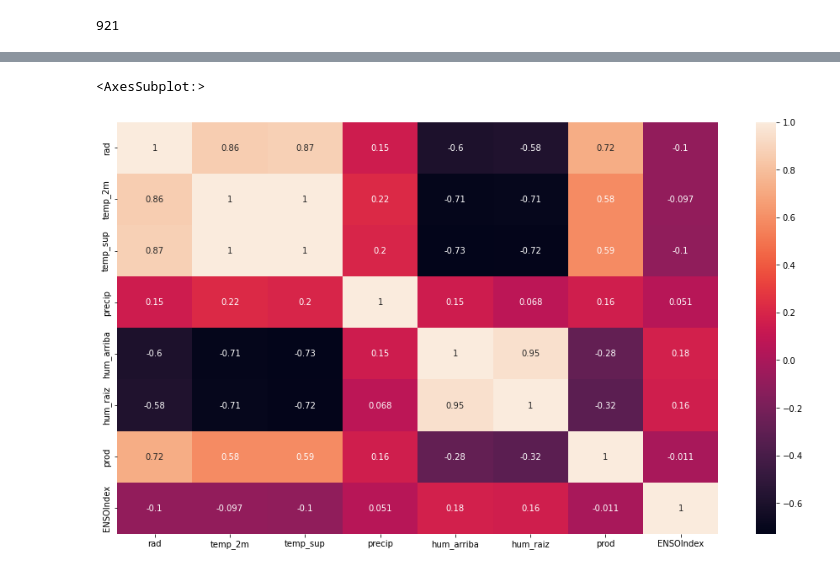
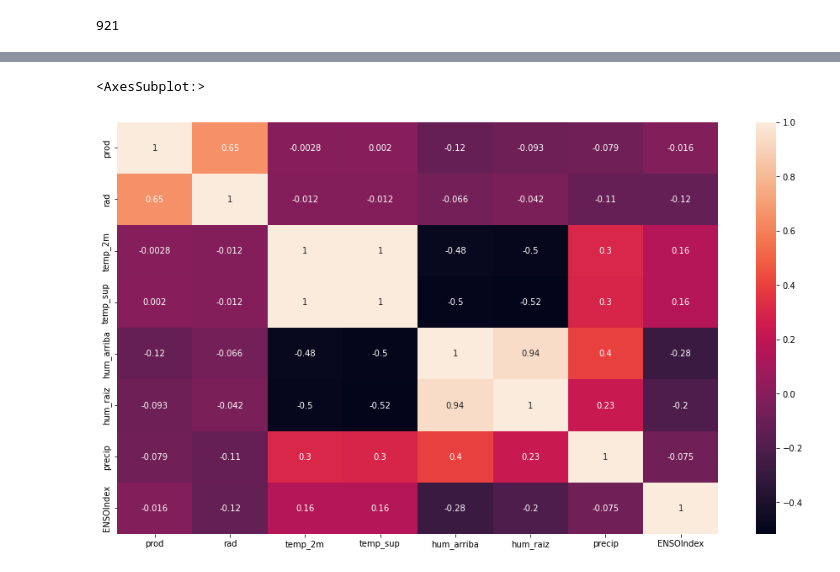
Before and after one commit to dvtorrez42/pasture_predict, a Jupyter notebook: notebooks/Data Exploration.ipynb, the cells around one changed output, grey strips where cells are left out. Drawn from its saved outputs; the diff is of its cells as text; code cells hidden in the pictures.

```diff
--- a/notebooks/Data Exploration.ipynb
+++ b/notebooks/Data Exploration.ipynb
@@ -248,2 +375,7 @@ df_final.to_csv('../raw_data/data_set_completo_Latitude -36.4041 Longitude -58.5
 # %%
-df = pd.read_csv('../raw_data/data_set_completo_Latitude -36.4041 Longitude -58.5546.csv')
+#df = pd.read_csv('../raw_data/data_set_completo_Latitude -36.4041 Longitude -58.5546.csv')
+df_sl = pd.read_csv("../raw_data/dataset_completo_sanluis.csv")
+df_vi = pd.read_csv("../raw_data/dataset_completo_vieytes.csv")
+# %%
+df_sl = clean_dataset(df_sl)
+df_vi = clean_dataset(df_vi)
@@ -259,4 +421,6 @@ df.tail()
 # %%
-df.date =  pd.to_datetime(df.date)
+df_sl.date =  pd.to_datetime(df_sl.date)
+df_vi.date =  pd.to_datetime(df_vi.date)
 # %%
-df = df[df.date < '2022-02-20']
+df_sl = df_sl[df_sl.date < '2022-02-20']
+df_vi = df_vi[df_vi.date < '2022-02-20']
@@ -454,6 +563,6 @@ sns.lineplot(df.date.dt.month,df['prod'],hue=df.date.dt.year)
 # %%
 plt.figure(figsize=(16,9))
-sns.heatmap(df.corr(),annot=True)
+sns.heatmap(df_sl.corr(),annot=True)
 # %% [output]
 <AxesSubplot:>
-[figure, old version]
+[figure, new version]
```
Also changed, not shown: parts of 116 cells of this notebook, 8 other files.
